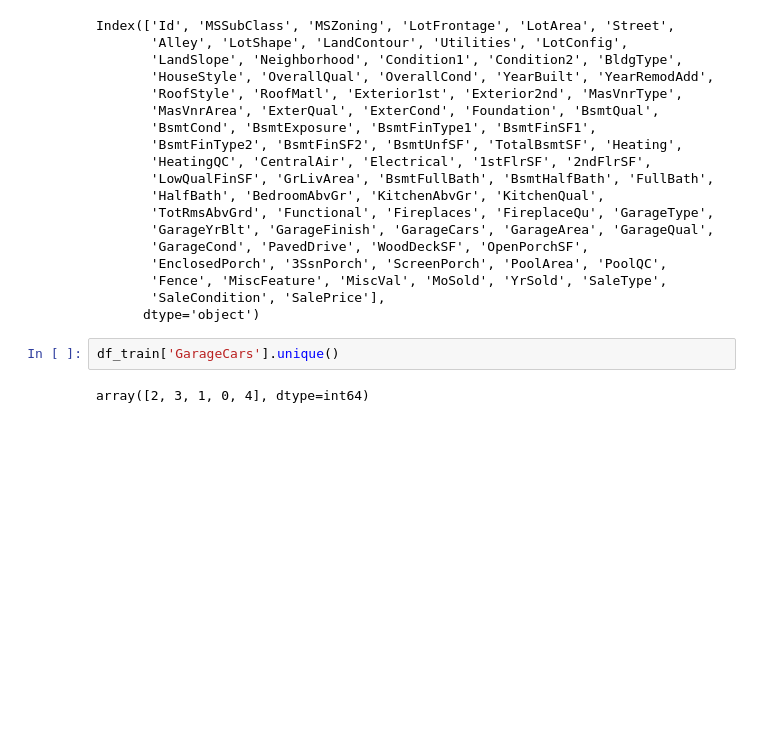
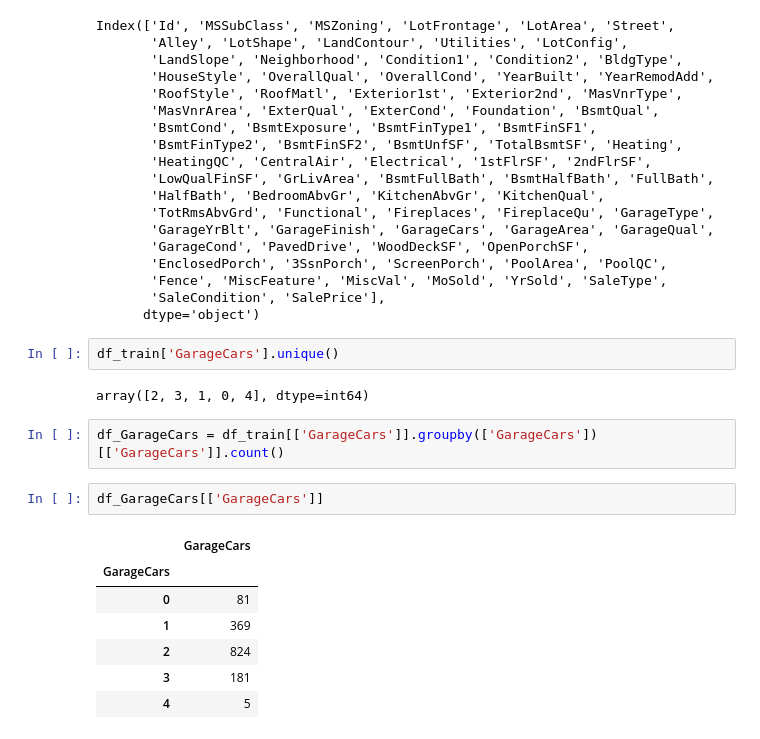
Before and after one commit to NandoGoncalves/House_Prices, a Jupyter notebook: house-prices_dataviz_a00.ipynb, the cells around one changed output. Drawn from its saved outputs; the diff is of its cells as text; blank space fills up the shorter version.

```diff
--- a/house-prices_dataviz_a00.ipynb
+++ b/house-prices_dataviz_a00.ipynb
@@ -157,5 +157,17 @@ Index(['Id', 'MSSubClass', 'MSZoning', 'LotFrontage', 'LotArea', 'Street',
 df_train['GarageCars'].unique()
 # %% [output]
 array([2, 3, 1, 0, 4], dtype=int64)
+# %%
+df_GarageCars = df_train[['GarageCars']].groupby(['GarageCars'])[['GarageCars']].count()
+# %%
+df_GarageCars[['GarageCars']]
+# %% [output]
+|  | GarageCars |
+| GarageCars |  |
+| 0 | 81 |
+| 1 | 369 |
+| 2 | 824 |
+| 3 | 181 |
+| 4 | 5 |
 # %%
 plt.figure(figsize = (6, 6))
```
Also changed, not shown: parts of 2 cells of this notebook, 4 other files.
